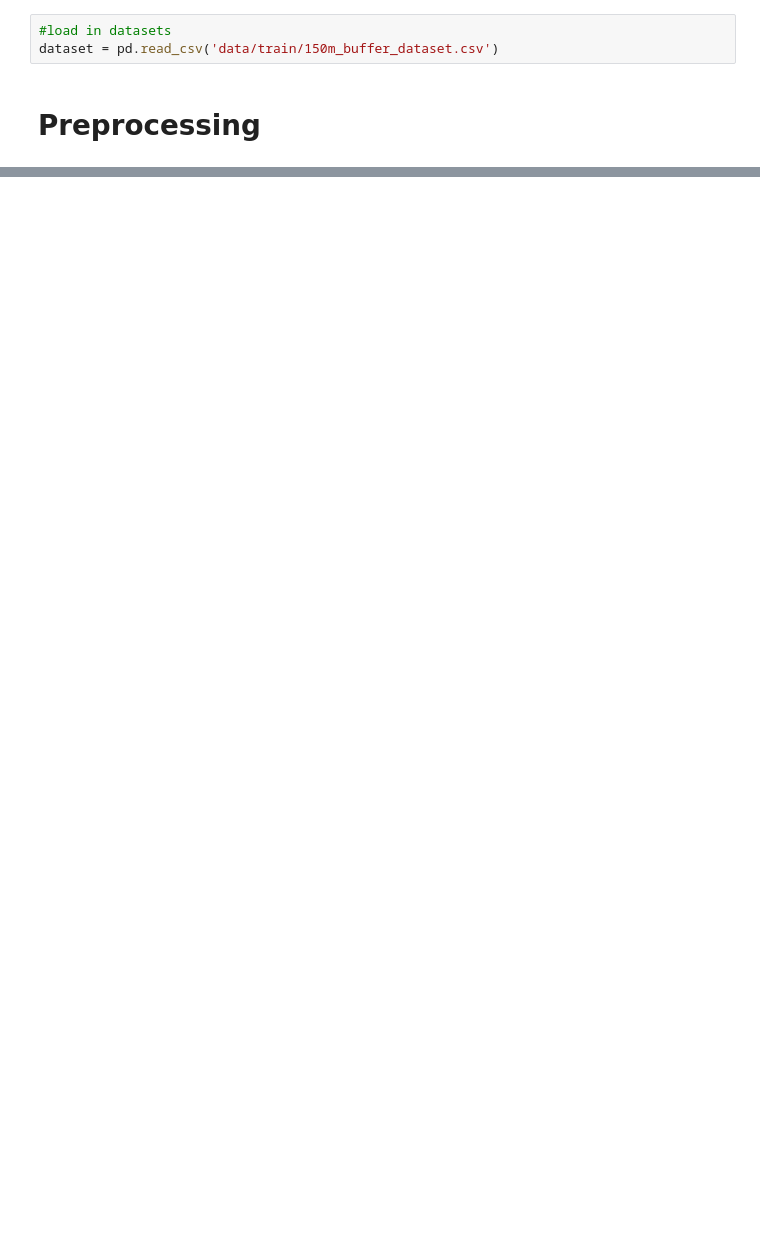
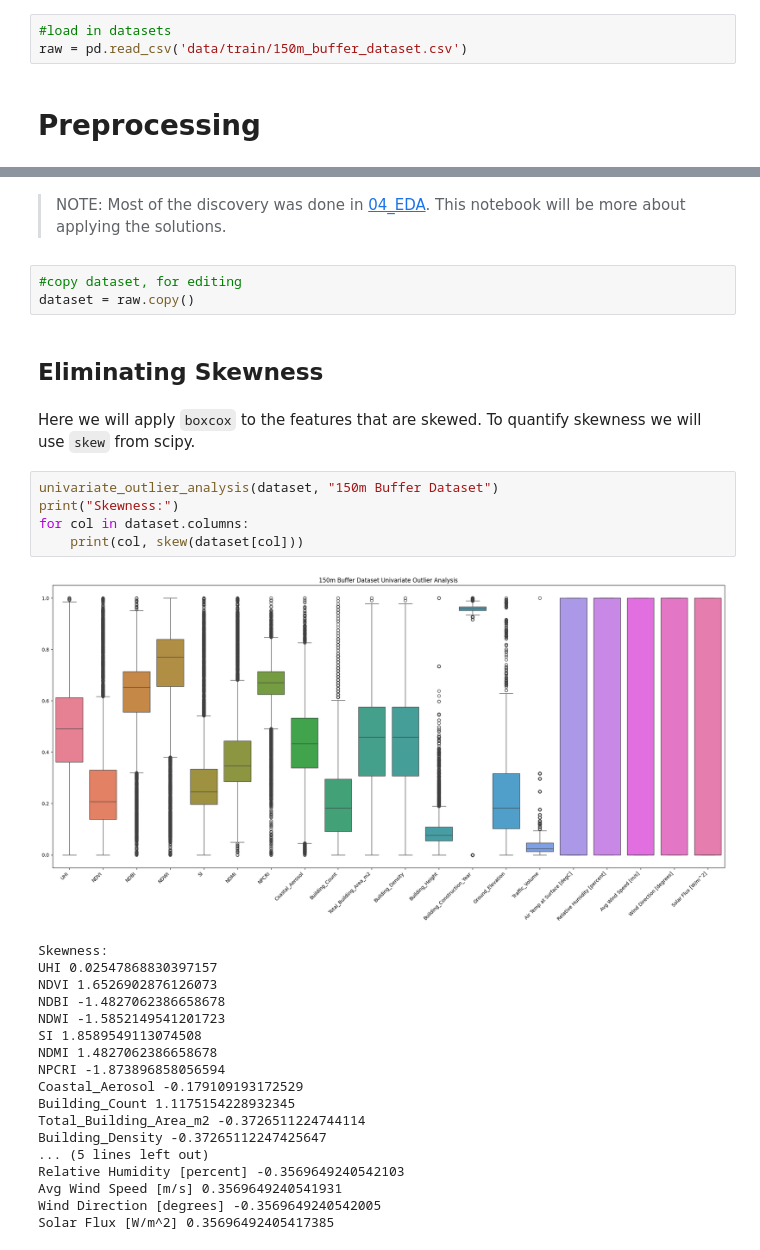
Before and after one commit to adamz312/cooling_with_code, a Jupyter notebook: 05_preprocessing.ipynb, the cells around one changed output, grey strips where cells are left out. Saved outputs shown, nothing was run; the diff lists cells and outputs as text; blank space fills up the shorter version.

Commit message:
added eliminating skewness section

```diff
--- a/05_preprocessing.ipynb
+++ b/05_preprocessing.ipynb
@@ -31,7 +39,7 @@ from tools.feature_selection import load_and_prepare_data
 ## Import Datasets
 # %%
 #load in datasets
-dataset = pd.read_csv('data/train/150m_buffer_dataset.csv')
+raw = pd.read_csv('data/train/150m_buffer_dataset.csv')
 # %% [markdown]
 # Preprocessing
 # %% [markdown]
@@ -40,3 +48,36 @@ This notebook is for applying what we learned in [04_EDA](/04_EDA.ipynb) on our
 - [02_more_dataset_generation](/02_more_dataset_generation.ipynb)
 
 Like stated in [04_EDA](/04_EDA.ipynb) we will only move forward with 150m Buffer dataset.
+# %% [markdown]
+>NOTE: Most of the discovery was done in [04_EDA](/04_EDA.ipynb). This notebook will be more about applying the solutions.
+# %%
+#copy dataset, for editing
+dataset = raw.copy()
+# %% [markdown]
+## Eliminating Skewness
+# %% [markdown]
+Here we will apply `boxcox` to the features that are skewed. To quantify skewness we will use `skew` from scipy.
+# %%
+univariate_outlier_analysis(dataset, "150m Buffer Dataset")
+print("Skewness:")
+for col in dataset.columns:
+    print(col, skew(dataset[col]))
+# %% [output]
+[figure, added]
+Skewness:
+UHI 0.02547868830397157
+NDVI 1.6526902876126073
+NDBI -1.4827062386658678
+NDWI -1.5852149541201723
+SI 1.8589549113074508
+NDMI 1.4827062386658678
+NPCRI -1.873896858056594
+Coastal_Aerosol -0.179109193172529
+Building_Count 1.1175154228932345
+Total_Building_Area_m2 -0.3726511224744114
+Building_Density -0.37265112247425647
+... (5 lines left out)
+Relative Humidity [percent] -0.3569649240542103
+Avg Wind Speed [m/s] 0.3569649240541931
+Wind Direction [degrees] -0.3569649240542005
+Solar Flux [W/m^2] 0.35696492405417385
```
Also changed, not shown: parts of 6 cells of this notebook.
